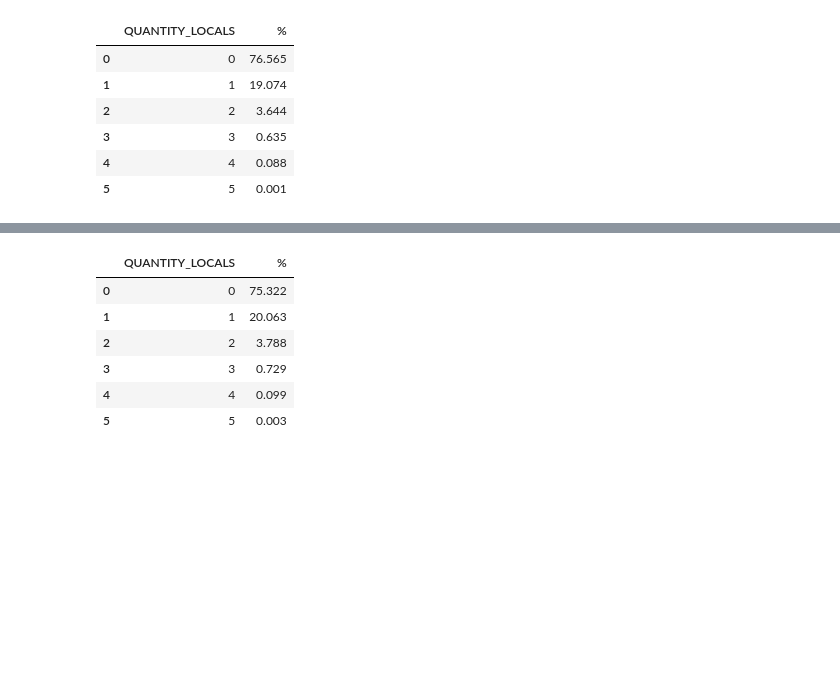
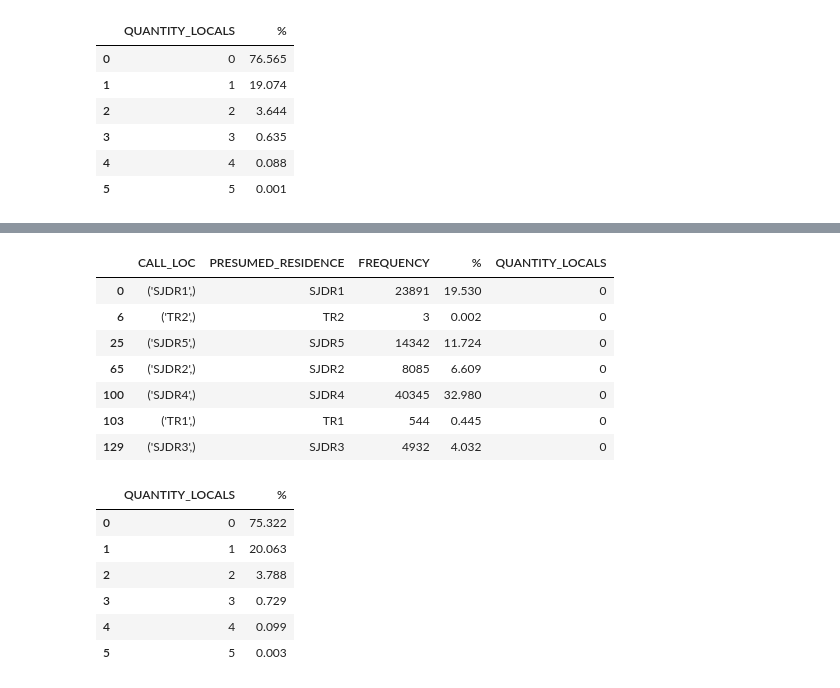
Before and after one commit to ghmc91/Projeto_Mestrado, a Jupyter notebook: Motifs.ipynb, the cells around one changed output, grey strips where cells are left out. Saved outputs shown, nothing was run; the diff lists cells and outputs as text; code cells hidden in the pictures; blank space fills up the shorter version.

```diff
--- a/Motifs.ipynb
+++ b/Motifs.ipynb
@@ -130,3 +159,16 @@ frequency_sjdr_3
+# %%
+df_motif_weekend_sjdr_3['CALL_LOC'] = df_motif_weekend_sjdr_3['CALL_LOC'].apply(lambda x: tuple(x))
+len(pd.unique(df_motif_weekend_sjdr_3[['CALL_LOC', 'PRESUMED_RESIDENCE']].values.ravel('K')))
+df_motif_weekend_sjdr_3[df_motif_weekend_sjdr_3['QUANTITY_LOCALS'] == 0]
+# %% [output]
+|  | CALL_LOC | PRESUMED_RESIDENCE | FREQUENCY | % | QUANTITY_LOCALS |
+| 0 | ('SJDR1',) | SJDR1 | 23891 | 19.530 | 0 |
+| 6 | ('TR2',) | TR2 | 3 | 0.002 | 0 |
+| 25 | ('SJDR5',) | SJDR5 | 14342 | 11.724 | 0 |
+| 65 | ('SJDR2',) | SJDR2 | 8085 | 6.609 | 0 |
+| 100 | ('SJDR4',) | SJDR4 | 40345 | 32.980 | 0 |
+| 103 | ('TR1',) | TR1 | 544 | 0.445 | 0 |
+| 129 | ('SJDR3',) | SJDR3 | 4932 | 4.032 | 0 |
 # %%
 df_weekend_sjdr = create_df_weekendays(df_saturday_sjdr, df_sunday_sjdr)
 df_sjdr_weekend = merge_residence_weekday(path_sjdr, df_weekend_sjdr)
```
Also changed, not shown: parts of 8 cells of this notebook, 7 other files.
